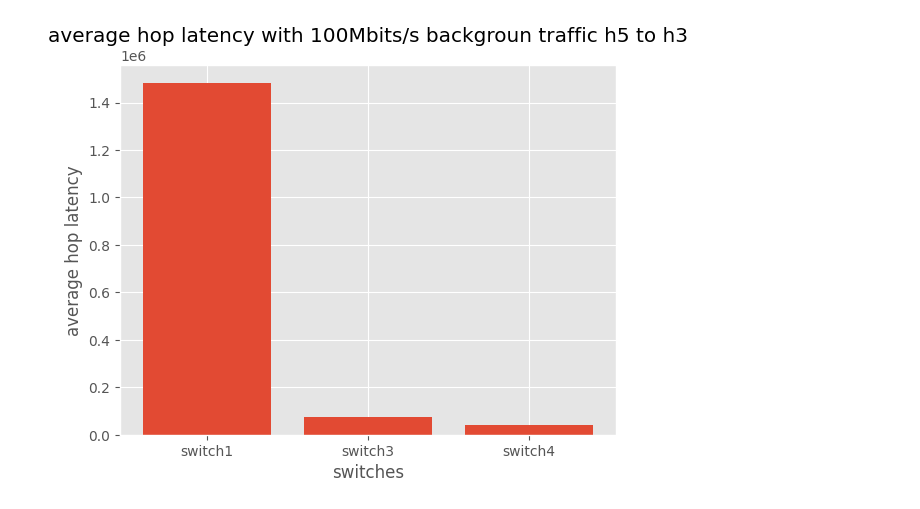
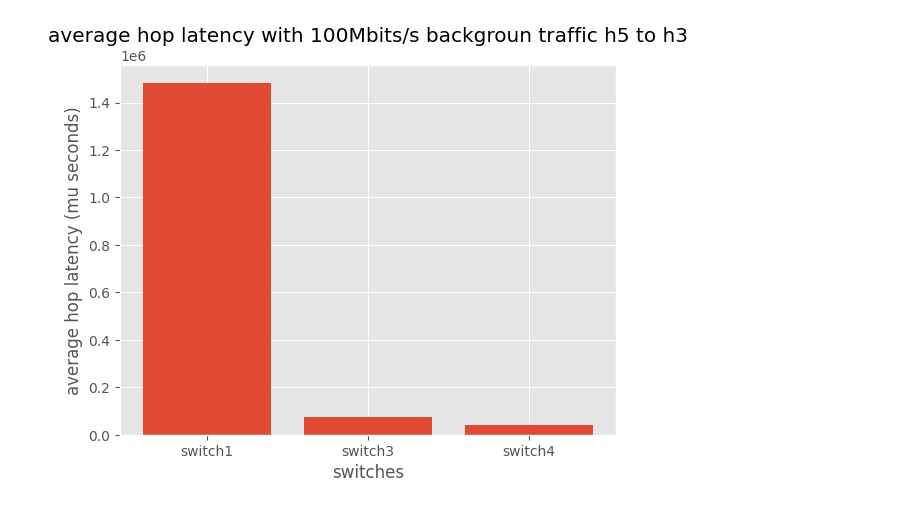
Before and after one commit to BensonChen2000/int-v1, a Jupyter notebook: data_collected_required/hope_lat_100M/graph.ipynb, the cells around one changed output. Cells and saved outputs as stored; diff of their text form; code cells hidden in the pictures.

```diff
--- a/data_collected_required/hope_lat_100M/graph.ipynb
+++ b/data_collected_required/hope_lat_100M/graph.ipynb
@@ -46,21 +46,21 @@ def readData_allAvg(f : typing.TextIO):
 # %%
 # open file
 s1_data = None
 s2_data = None
 s3_data = None
 
 with open("s1_data.txt", "r") as s1, \
      open("s3_data.txt", "r") as s3, \
      open("s4_data.txt", "r") as s4 :
 
      s1_data = readData_allAvg(s1)
      s3_data = readData_allAvg(s3)
      s4_data = readData_allAvg(s4)
      plt.style.use('ggplot')
      plt.bar(['switch1', 'switch3', 'switch4'], [s1_data, s3_data, s4_data])
      plt.xlabel('switches')
-     plt.ylabel('average hop latency')
+     plt.ylabel('average hop latency (mu seconds)')
      plt.title('average hop latency with 100Mbits/s backgroun traffic h5 to h3')
      plt.show()
 # %% [output]
-[figure, old version]
+[figure, new version]
```
Also changed, not shown: 5 other files.
